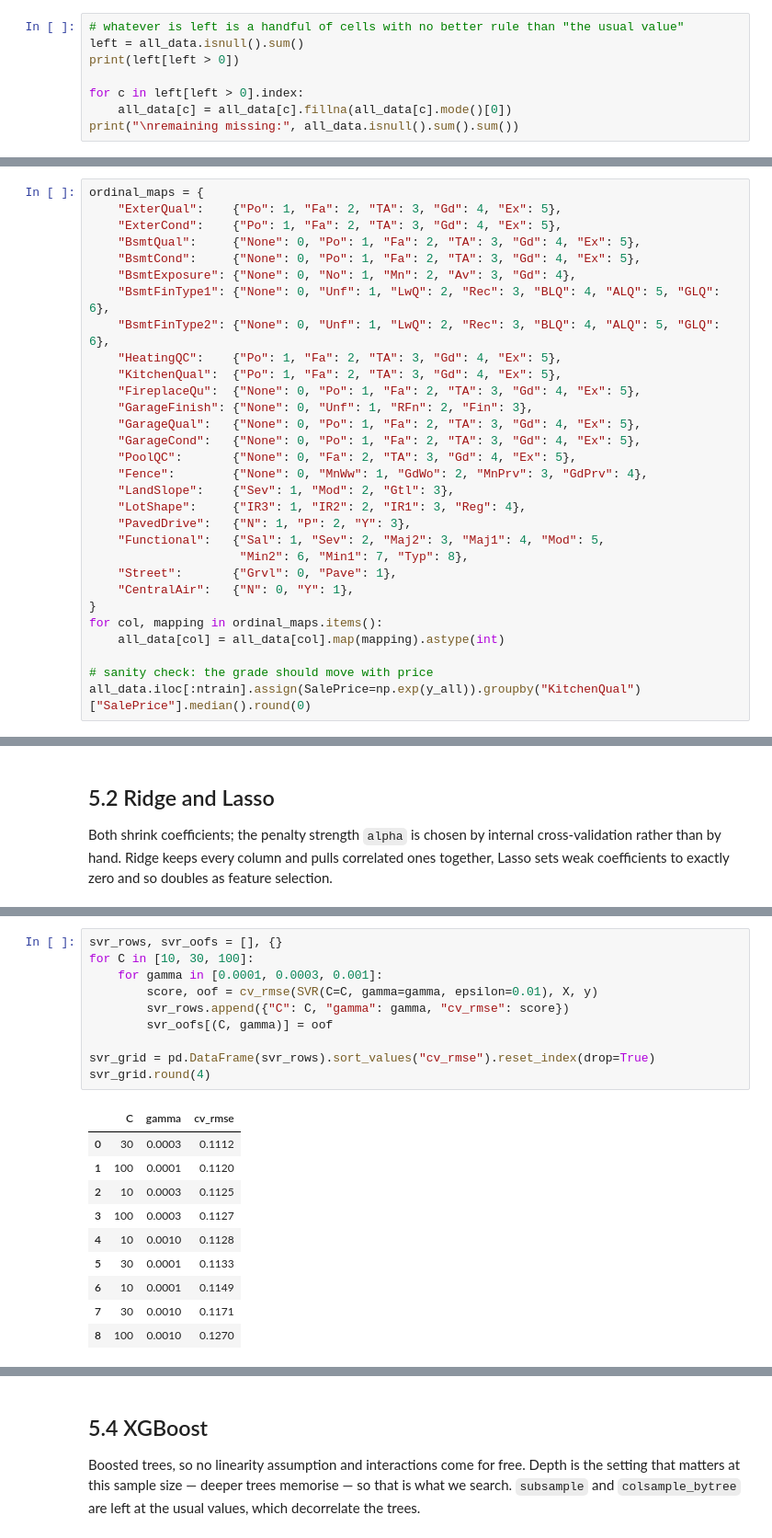
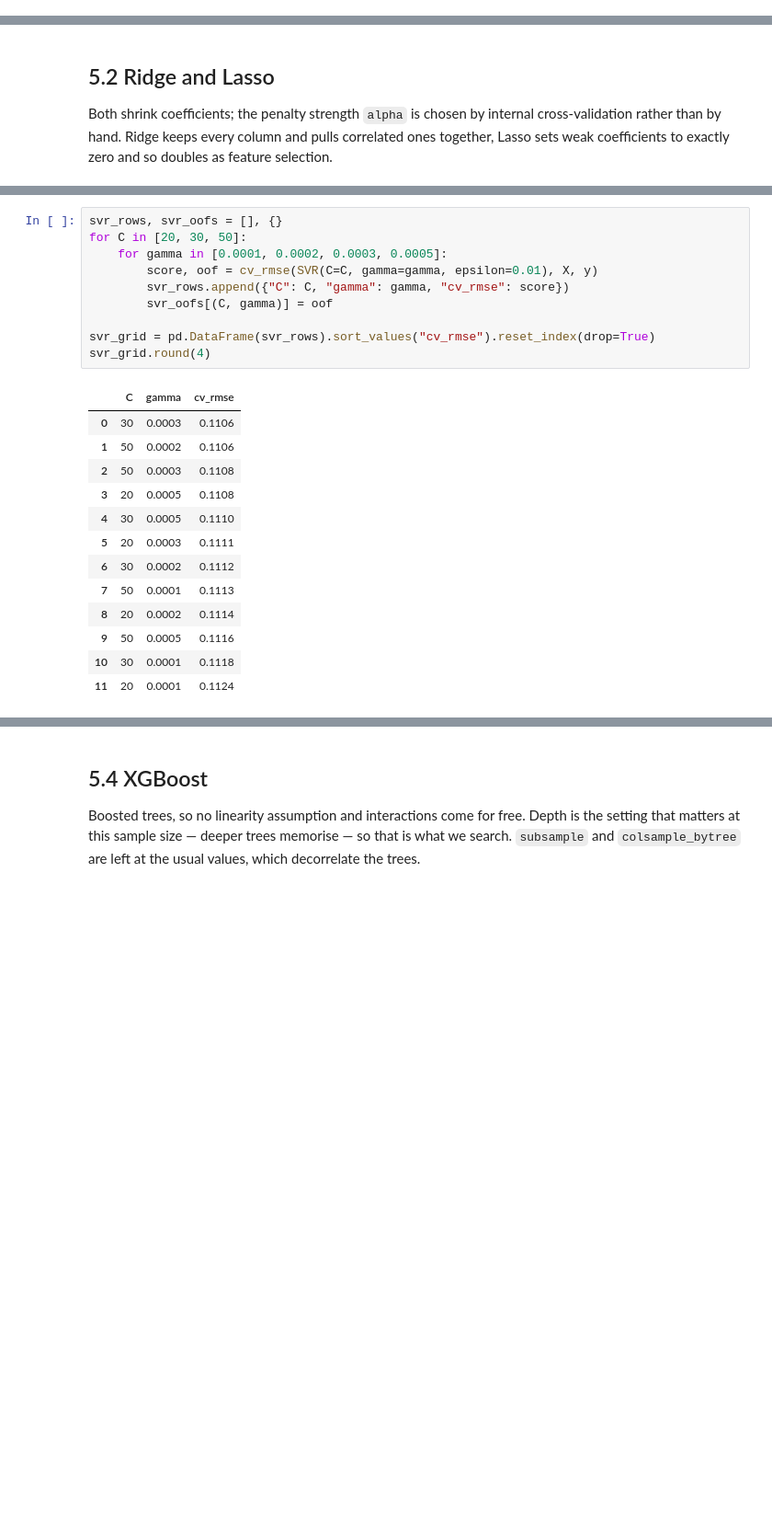
Before and after one commit to siddharthyashkukreja-cloud/smu_programming_group, a Jupyter notebook: ACCT682_Housing_prices.ipynb, the cells around one changed output, grey strips where cells are left out. Shown at 92% size. Drawn from its saved outputs; the diff is of its cells as text; blank space fills up the shorter version.

```diff
--- a/ACCT682_Housing_prices.ipynb
+++ b/ACCT682_Housing_prices.ipynb
@@ -284,8 +310,0 @@ all_data["LotFrontage"] = all_data["LotFrontage"].fillna(
-# %%
-# whatever is left is a handful of cells with no better rule than "the usual value"
-left = all_data.isnull().sum()
-print(left[left > 0])
-
-for c in left[left > 0].index:
-    all_data[c] = all_data[c].fillna(all_data[c].mode()[0])
-print("\nremaining missing:", all_data.isnull().sum().sum())
@@ -307,30 +310,0 @@ Quality grades are ordered — `Ex` really is better than `Gd` — and one-hot e
-# %%
-ordinal_maps = {
-    "ExterQual":    {"Po": 1, "Fa": 2, "TA": 3, "Gd": 4, "Ex": 5},
-    "ExterCond":    {"Po": 1, "Fa": 2, "TA": 3, "Gd": 4, "Ex": 5},
-    "BsmtQual":     {"None": 0, "Po": 1, "Fa": 2, "TA": 3, "Gd": 4, "Ex": 5},
-    "BsmtCond":     {"None": 0, "Po": 1, "Fa": 2, "TA": 3, "Gd": 4, "Ex": 5},
-    "BsmtExposure": {"None": 0, "No": 1, "Mn": 2, "Av": 3, "Gd": 4},
-    "BsmtFinType1": {"None": 0, "Unf": 1, "LwQ": 2, "Rec": 3, "BLQ": 4, "ALQ": 5, "GLQ": 6},
-    "BsmtFinType2": {"None": 0, "Unf": 1, "LwQ": 2, "Rec": 3, "BLQ": 4, "ALQ": 5, "GLQ": 6},
-    "HeatingQC":    {"Po": 1, "Fa": 2, "TA": 3, "Gd": 4, "Ex": 5},
-    "KitchenQual":  {"Po": 1, "Fa": 2, "TA": 3, "Gd": 4, "Ex": 5},
-    "FireplaceQu":  {"None": 0, "Po": 1, "Fa": 2, "TA": 3, "Gd": 4, "Ex": 5},
-    "GarageFinish": {"None": 0, "Unf": 1, "RFn": 2, "Fin": 3},
-    "GarageQual":   {"None": 0, "Po": 1, "Fa": 2, "TA": 3, "Gd": 4, "Ex": 5},
-    "GarageCond":   {"None": 0, "Po": 1, "Fa": 2, "TA": 3, "Gd": 4, "Ex": 5},
-    "PoolQC":       {"None": 0, "Fa": 2, "TA": 3, "Gd": 4, "Ex": 5},
-    "Fence":        {"None": 0, "MnWw": 1, "GdWo": 2, "MnPrv": 3, "GdPrv": 4},
-    "LandSlope":    {"Sev": 1, "Mod": 2, "Gtl": 3},
-    "LotShape":     {"IR3": 1, "IR2": 2, "IR1": 3, "Reg": 4},
-    "PavedDrive":   {"N": 1, "P": 2, "Y": 3},
-    "Functional":   {"Sal": 1, "Sev": 2, "Maj2": 3, "Maj1": 4, "Mod": 5,
-                     "Min2": 6, "Min1": 7, "Typ": 8},
-    "Street":       {"Grvl": 0, "Pave": 1},
-    "CentralAir":   {"N": 0, "Y": 1},
-}
-for col, mapping in ordinal_maps.items():
-    all_data[col] = all_data[col].map(mapping).astype(int)
-
-# sanity check: the grade should move with price
-all_data.iloc[:ntrain].assign(SalePrice=np.exp(y_all)).groupby("KitchenQual")["SalePrice"].median().round(0)
@@ -453,24 +428,27 @@ A different idea: instead of minimising squared error over every house, an SVR i
 # %%
 svr_rows, svr_oofs = [], {}
-for C in [10, 30, 100]:
-    for gamma in [0.0001, 0.0003, 0.001]:
+for C in [20, 30, 50]:
+    for gamma in [0.0001, 0.0002, 0.0003, 0.0005]:
         score, oof = cv_rmse(SVR(C=C, gamma=gamma, epsilon=0.01), X, y)
         svr_rows.append({"C": C, "gamma": gamma, "cv_rmse": score})
         svr_oofs[(C, gamma)] = oof
 
 svr_grid = pd.DataFrame(svr_rows).sort_values("cv_rmse").reset_index(drop=True)
 svr_grid.round(4)
 # %% [output]
 |  | C | gamma | cv_rmse |
-| 0 | 30 | 0.0003 | 0.1112 |
-| 1 | 100 | 0.0001 | 0.1120 |
-| 2 | 10 | 0.0003 | 0.1125 |
-| 3 | 100 | 0.0003 | 0.1127 |
-| 4 | 10 | 0.0010 | 0.1128 |
-| 5 | 30 | 0.0001 | 0.1133 |
-| 6 | 10 | 0.0001 | 0.1149 |
-| 7 | 30 | 0.0010 | 0.1171 |
-| 8 | 100 | 0.0010 | 0.1270 |
+| 0 | 30 | 0.0003 | 0.1106 |
+| 1 | 50 | 0.0002 | 0.1106 |
+| 2 | 50 | 0.0003 | 0.1108 |
+| 3 | 20 | 0.0005 | 0.1108 |
+| 4 | 30 | 0.0005 | 0.1110 |
+| 5 | 20 | 0.0003 | 0.1111 |
+| 6 | 30 | 0.0002 | 0.1112 |
+| 7 | 50 | 0.0001 | 0.1113 |
+| 8 | 20 | 0.0002 | 0.1114 |
+| 9 | 50 | 0.0005 | 0.1116 |
+| 10 | 30 | 0.0001 | 0.1118 |
+| 11 | 20 | 0.0001 | 0.1124 |
 # %%
 best = svr_grid.iloc[0]
 svr = SVR(C=int(best.C), gamma=best.gamma, epsilon=0.01)
```
Also changed, not shown: parts of 45 cells of this notebook, 9 other files.
